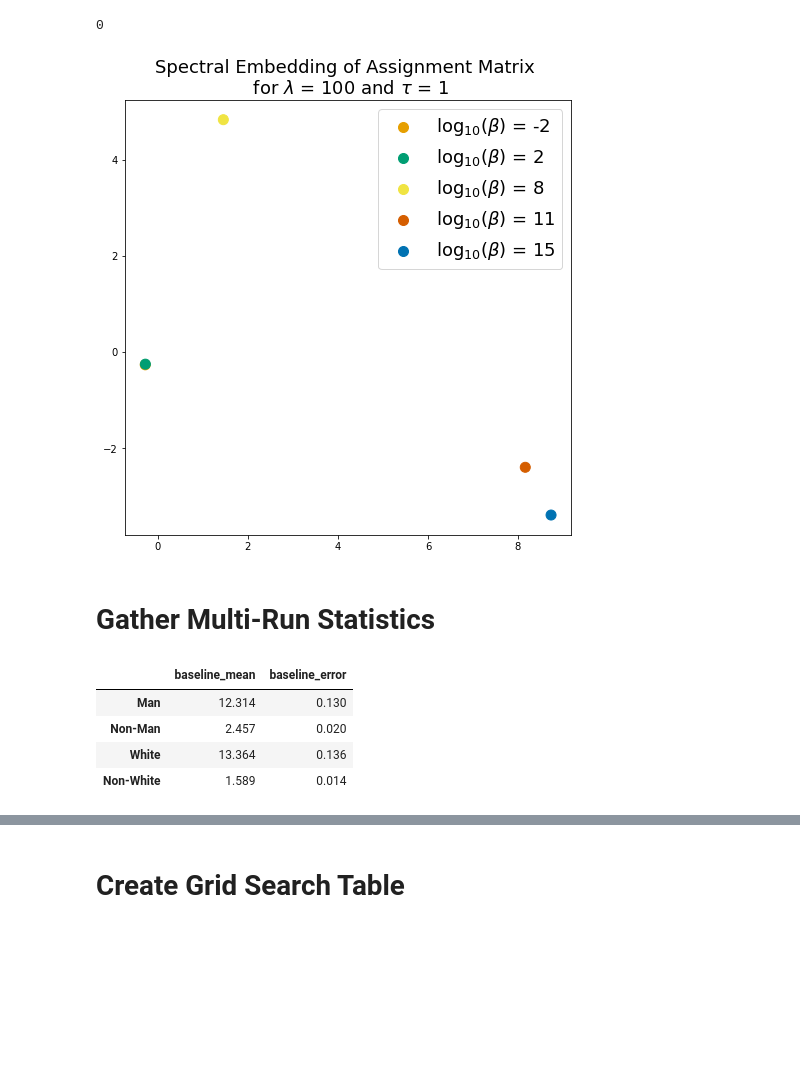
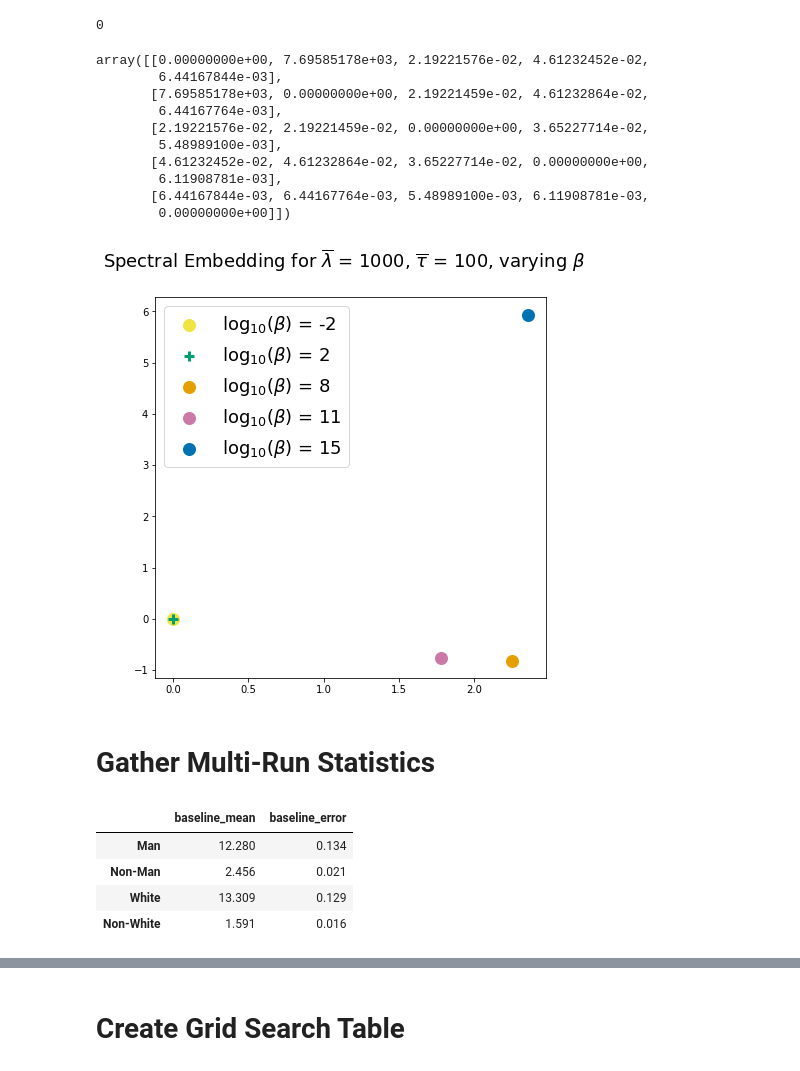
Before and after one commit to annahaensch/OpArt_Curation_Tool, a Jupyter notebook: notebooks/recreate_results_from_paper.ipynb, the cells around one changed output, grey strips where cells are left out. Cells and saved outputs as stored; diff of their text form; code cells hidden in the pictures; blank space fills up the shorter version.

```diff
--- a/notebooks/recreate_results_from_paper.ipynb
+++ b/notebooks/recreate_results_from_paper.ipynb
@@ -135,7 +142,9 @@ for i in range(1):
     hall_df, student_df, art_df = sc.load_data()
 
     # Get art_capacity_df.
-    art_capacity_df = sc.get_art_capacity_with_downsampling(art_df,
+    art_capacity_df = sc.get_art_capacity_with_downsampling(
+                        student_df,
+                        art_df,
                         categories = ["gender","race"])
 
     # Get building_capacity_df.
@@ -159,11 +168,12 @@ for i in range(1):
             # Compute optimal assignment for fixed tau.
             assignment_df = sc.learn_optimal_assignment(
                                  hall_df,
+                                 student_df,
                                  art_df,
                                  cost_df,
                                  lam = norm_lam_factor*lam,
                                  tau=norm_tau_factor*tau,
-                                 init=4,
+                                 init=2,
                                  iterations = 1000
                                     )
 
@@ -229,7 +291,7 @@ plt.show()
 # %%
-scaled_beta = [10**-2, 10**2, 10**8, 10**11,10**15]
-scaled_lam = .1
-scaled_tau = .1
+scaled_beta = [10 ** -2, 10**2, 10**8, 10**11, 10 **15]
+scaled_lam = 1000
+scaled_tau = 100
 # %%
 cost_dict = {}
 assignment_dict = {}
@@ -247,7 +309,9 @@ for i in range(1):
     hall_df, student_df, art_df = sc.load_data()
 
     # Get art_capacity_df.
-    art_capacity_df = sc.get_art_capacity_with_downsampling(art_df,
+    art_capacity_df = sc.get_art_capacity_with_downsampling(
+                        student_df,
+                        art_df,
                         categories = ["gender","race"])
 
     # Get building_capacity_df.
@@ -270,11 +334,12 @@ for i in range(1):
         # Compute optimal assignment for fixed tau.
         assignment_df = sc.learn_optimal_assignment(
                                     hall_df,
+                                    student_df,
                                     art_df,
                                     cost_df,
                                     lam = norm_lam_factor*lam,
                                     tau=norm_tau_factor*tau,
-                                    init=4,
+                                    init=2,
                                     iterations = 1000)
 
 
@@ -305,5 +370,17 @@ for i in range(data.shape[0]):
 
 X = np.where(X == 0,1,X)
 XX = (1/X) - np.eye(X.shape[0])
+XX
+# %% [output]
+array([[0.00000000e+00, 7.69585178e+03, 2.19221576e-02, 4.61232452e-02,
+        6.44167844e-03],
+       [7.69585178e+03, 0.00000000e+00, 2.19221459e-02, 4.61232864e-02,
+        6.44167764e-03],
+       [2.19221576e-02, 2.19221459e-02, 0.00000000e+00, 3.65227714e-02,
+        5.48989100e-03],
+       [4.61232452e-02, 4.61232864e-02, 3.65227714e-02, 0.00000000e+00,
+        6.11908781e-03],
+       [6.44167844e-03, 6.44167764e-03, 5.48989100e-03, 6.11908781e-03,
+        0.00000000e+00]])
 # %%
 # Compute Embedding
@@ -311,21 +388,28 @@ embedding = SpectralEmbedding(n_components=2, affinity = "precomputed", random_s
 X_transformed = embedding.fit_transform(XX)
 # %%
 # Visualize Embedding
-fig, ax = plt.subplots(figsize = (8,8))
+fig, ax = plt.subplots(figsize = (7,7))
+markers = ["o","+","o","o","o"]
+for i in range(len(scaled_beta)):
+    beta = scaled_beta[i]
+    ax.scatter(X_transformed[i,0], X_transformed[i,1],
+           c = beta_colors[i],
+           marker = markers[i],
+           label = "$\log_{10}$" + r"($\beta$)" + f" = {int(np.log10(beta))}",
+           linewidth = 3,
+           s = 100)
+
+ax.legend(fontsize = 18)
 
 
-ax.scatter(X_transformed[:,0], X_transformed[:,1],
-           c = beta_colors,
-           s = 100)
-for t in cmap_beta.keys():
-    ax.scatter([],[], color = cmap_beta[t], label = "$\log_{10}$("+r"$\beta$"+") = {}".format(
-        int(np.log10(float(t)))), s = 100)
-ax.legend(fontsize = 18)
-
-plt.title("Spectral Embedding of Assignment Matrix \n for "+r"$\lambda$ = 100 and $\tau$ = 1", fontsize = 18)
+plt.suptitle(r"Spectral Embedding for $\overline{\lambda}$ = "+
+             f"{scaled_lam}, "+
+             r"$\overline{\tau}$ = "+
+             f"{scaled_tau}" +
+             r", varying $\beta$", fontsize = 18)
 plt.show()
 # %% [output]
-[figure, old version]
+[figure, new version]
 # %% [markdown]
 # Gather Multi-Run Statistics
 # %%
@@ -339,7 +423,7 @@ df_stats = pd.DataFrame(index = ["Man","Non-Man","White","Non-White"])
 # %%
 # Get baseline stats.
 df_baseline = pd.DataFrame(index = ["Man","Non-Man","White","Non-White"])
-for i in range(50):
+for i in range(num):
     sc.fill_buildings(student_df = student_df, hall_df = hall_df)
     bs_gender = sc.baseline_average_value(category = "gender", in_group = "Man")
     bs_race = sc.baseline_average_value(category = "race", in_group = "White")
@@ -353,10 +437,10 @@ df_stats["baseline_error"] = error
 df_stats
 # %% [output]
 |  | baseline_mean | baseline_error |
-| Man | 12.314 | 0.130 |
-| Non-Man | 2.457 | 0.020 |
-| White | 13.364 | 0.136 |
-| Non-White | 1.589 | 0.014 |
+| Man | 12.280 | 0.134 |
+| Non-Man | 2.456 | 0.021 |
+| White | 13.309 | 0.129 |
+| Non-White | 1.591 | 0.016 |
 # %%
 df_optimized_2 = pd.DataFrame(index = [i for i in range(num)], columns = ["Man","Non-Man","White","Non-White"])
 for i in range(num):
```
Also changed, not shown: parts of 17 cells of this notebook.
